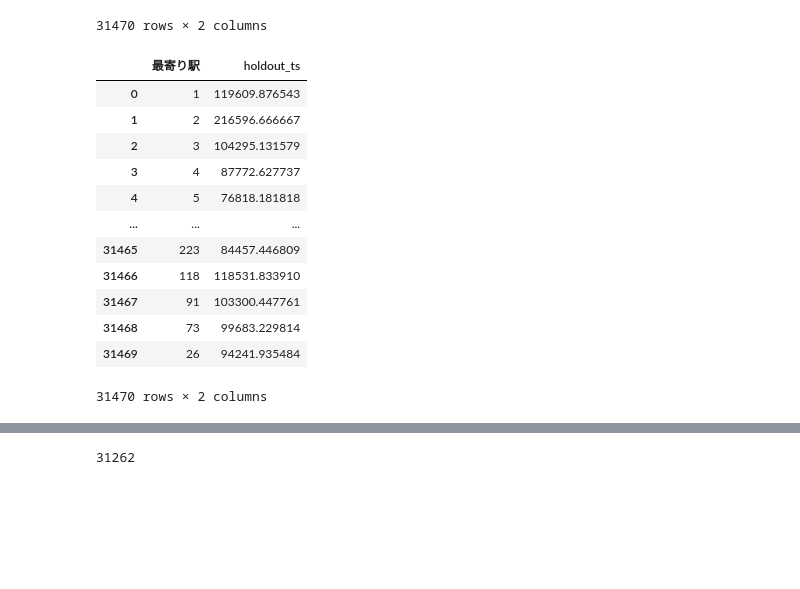
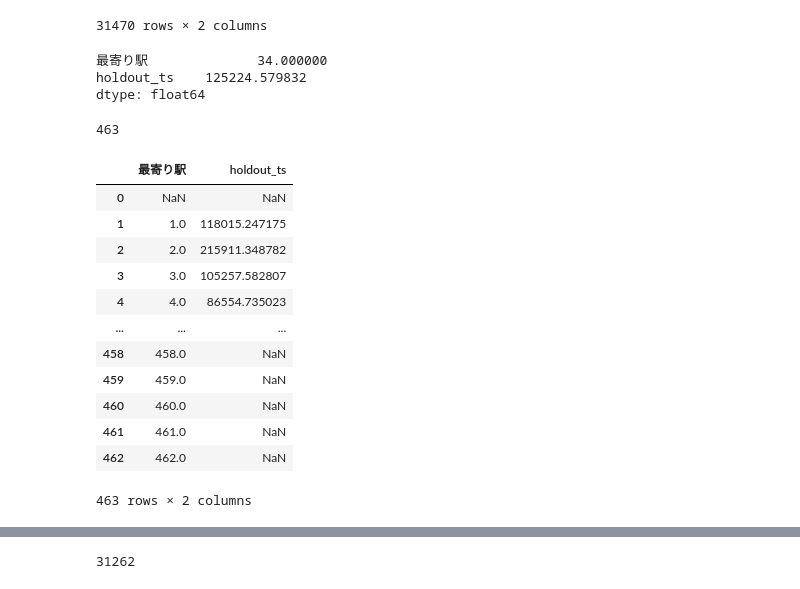
Before and after one commit to kyotoman-koshida/mynabi, a Jupyter notebook: notebooks/target_encoding.ipynb, the cells around one changed output, grey strips where cells are left out. Saved outputs shown, nothing was run; the diff lists cells and outputs as text; code cells hidden in the pictures; blank space fills up the shorter version.

```diff
--- a/notebooks/target_encoding.ipynb
+++ b/notebooks/target_encoding.ipynb
@@ -167,4 +167,10 @@ stations_te
 | 31468 | 73 | 99683.229814 |
 | 31469 | 26 | 94241.935484 |
 31470 rows × 2 columns
+# %%
+np.mean(stations_te[stations_te['最寄り駅']==34])
+# %% [output]
+最寄り駅              34.000000
+holdout_ts    125224.579832
+dtype: float64
 # %%
@@ -172,16 +178,28 @@ stations_te.to_csv('../data/handmade_data/stations_te.csv')
 # %%
-stations_te
+stations_te.nunique()['最寄り駅']
 # %% [output]
-|  | 最寄り駅 | holdout_ts |
-| 0 | 1 | 119609.876543 |
-| 1 | 2 | 216596.666667 |
-| 2 | 3 | 104295.131579 |
-| 3 | 4 | 87772.627737 |
-| 4 | 5 | 76818.181818 |
-| ... | ... | ... |
-| 31465 | 223 | 84457.446809 |
-| 31466 | 118 | 118531.833910 |
-| 31467 | 91 | 103300.447761 |
-| 31468 | 73 | 99683.229814 |
-| 31469 | 26 | 94241.935484 |
-31470 rows × 2 columns
+463
+# %%
+te_s = []
+num_of_stations = stations_te.nunique()['最寄り駅']
+for i in range(num_of_stations):
+    mean_ts = np.mean(stations_te[stations_te['最寄り駅']==i])
+    te_s.append(mean_ts)
+# %%
+te_s = pd.DataFrame(te_s)
+# %%
+te_s
+# %% [output]
+|  | 最寄り駅 | holdout_ts |
+| 0 | NaN | NaN |
+| 1 | 1.0 | 118015.247175 |
+| 2 | 2.0 | 215911.348782 |
+| 3 | 3.0 | 105257.582807 |
+| 4 | 4.0 | 86554.735023 |
+| ... | ... | ... |
+| 458 | 458.0 | NaN |
+| 459 | 459.0 | NaN |
+| 460 | 460.0 | NaN |
+| 461 | 461.0 | NaN |
+| 462 | 462.0 | NaN |
+463 rows × 2 columns
```
Also changed, not shown: parts of 9 cells of this notebook, 3 other files.
